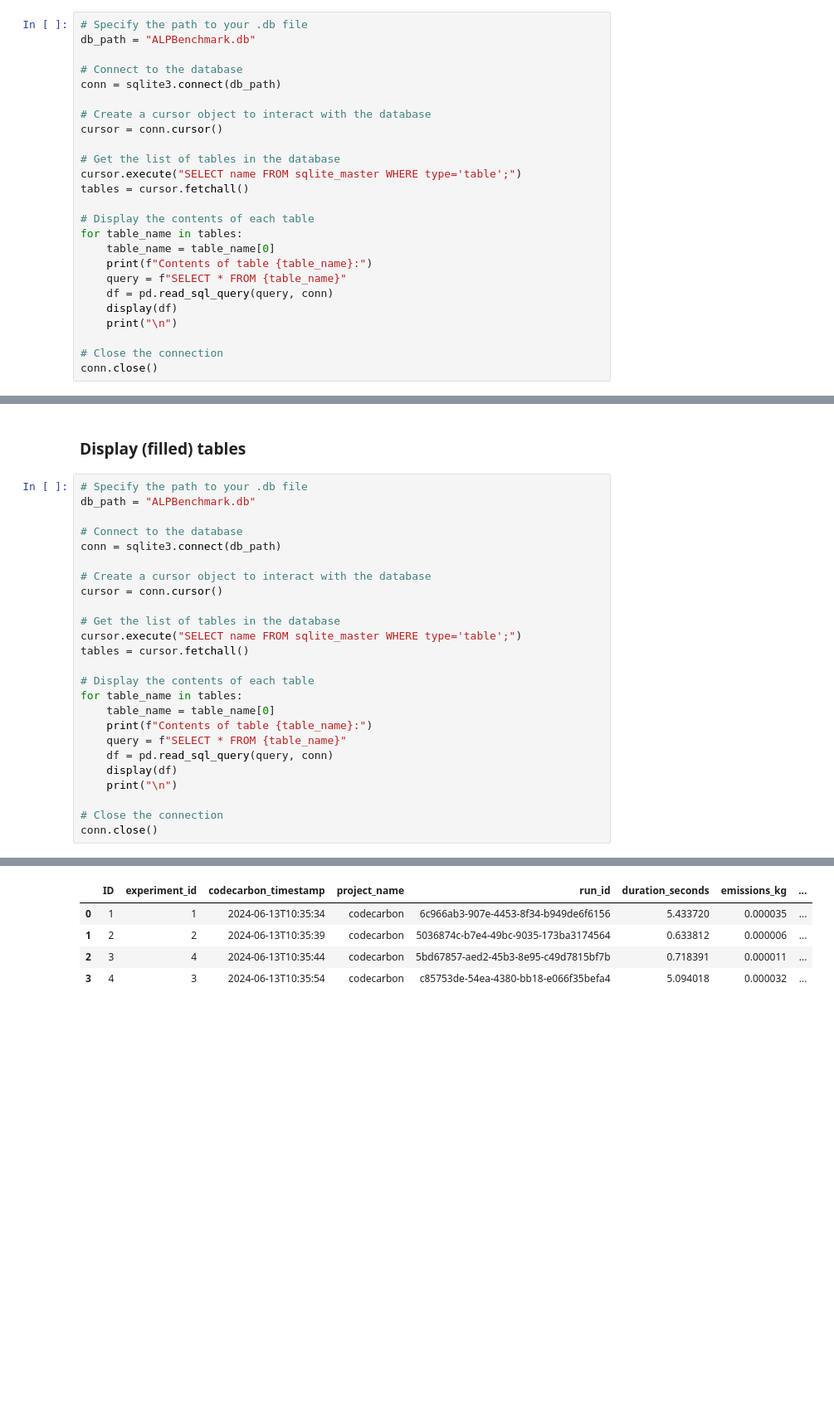
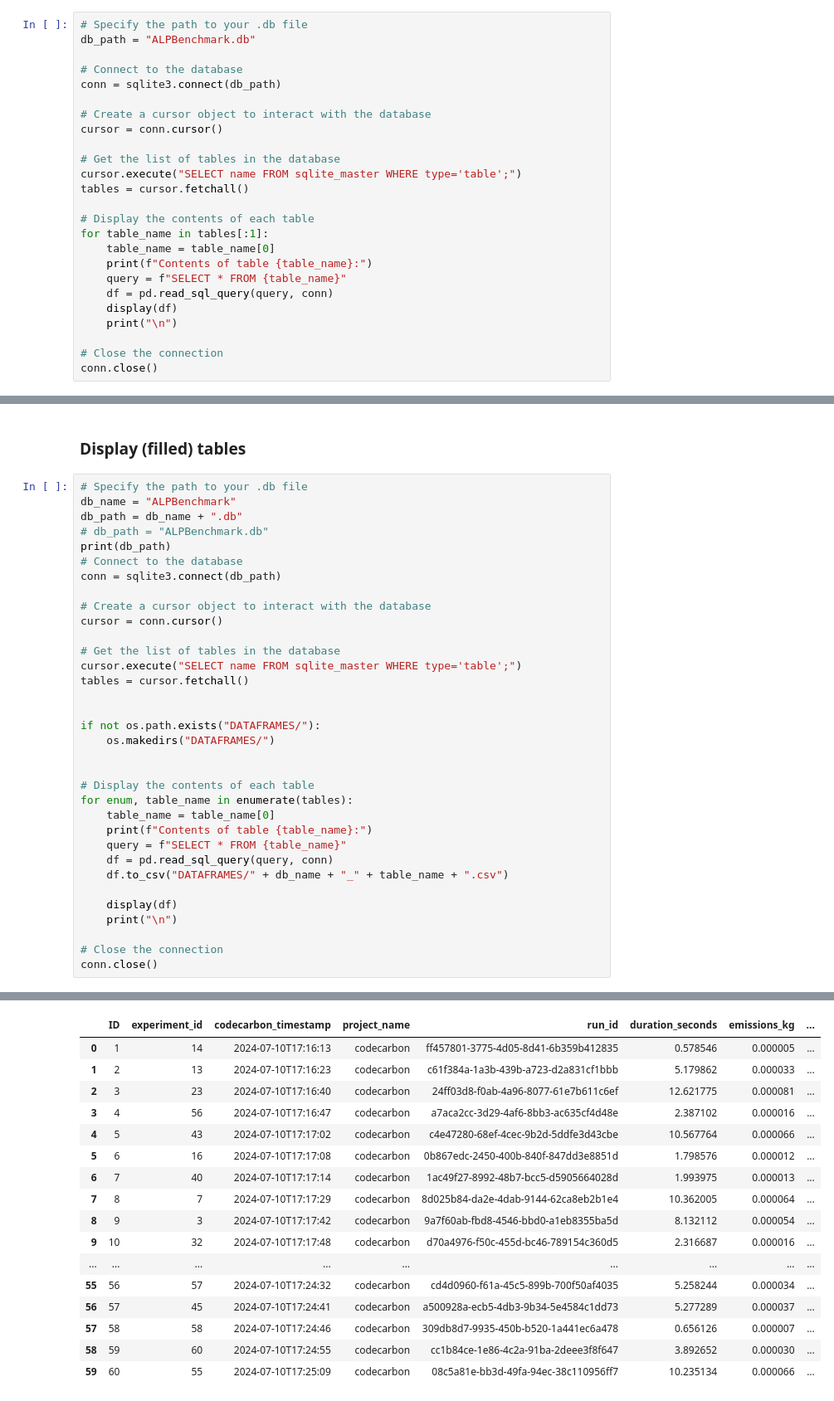
Before and after one commit to ValentinMargraf/ActiveLearningPipelines, a Jupyter notebook: docs/source/notebooks/run_experiments.ipynb, the cells around one changed output, grey strips where cells are left out. Shown at 83% size. Saved outputs shown, nothing was run; the diff lists cells and outputs as text; blank space fills up the shorter version.

```diff
--- a/docs/source/notebooks/run_experiments.ipynb
+++ b/docs/source/notebooks/run_experiments.ipynb
@@ -157,7 +150,7 @@ cursor.execute("SELECT name FROM sqlite_master WHERE type='table';")
 tables = cursor.fetchall()
 
 # Display the contents of each table
-for table_name in tables:
+for table_name in tables[:1]:
     table_name = table_name[0]
     print(f"Contents of table {table_name}:")
     query = f"SELECT * FROM {table_name}"
@@ -222,8 +295,10 @@ run(run_setup=False, reset_experiments=False)
 ### Display (filled) tables
 # %%
 # Specify the path to your .db file
-db_path = "ALPBenchmark.db"
-
+db_name = "ALPBenchmark"
+db_path = db_name + ".db"
+# db_path = "ALPBenchmark.db"
+print(db_path)
 # Connect to the database
 conn = sqlite3.connect(db_path)
 
@@ -234,12 +309,19 @@ cursor = conn.cursor()
 cursor.execute("SELECT name FROM sqlite_master WHERE type='table';")
 tables = cursor.fetchall()
 
+
+if not os.path.exists("DATAFRAMES/"):
+    os.makedirs("DATAFRAMES/")
+
+
 # Display the contents of each table
-for table_name in tables:
+for enum, table_name in enumerate(tables):
     table_name = table_name[0]
     print(f"Contents of table {table_name}:")
     query = f"SELECT * FROM {table_name}"
     df = pd.read_sql_query(query, conn)
+    df.to_csv("DATAFRAMES/" + db_name + "_" + table_name + ".csv")
+
     display(df)
     print("\n")
 
@@ -273,6 +392,18 @@ Contents of table results__labeling_log:
 Contents of table results_codecarbon:
 |  | ID | experiment_id | codecarbon_timestamp | project_name | run_id | duration_seconds | emissions_kg | ... |
-| 0 | 1 | 1 | 2024-06-13T10:35:34 | codecarbon | 6c966ab3-907e-4453-8f34-b949de6f6156 | 5.433720 | 0.000035 | ... |
-| 1 | 2 | 2 | 2024-06-13T10:35:39 | codecarbon | 5036874c-b7e4-49bc-9035-173ba3174564 | 0.633812 | 0.000006 | ... |
-| 2 | 3 | 4 | 2024-06-13T10:35:44 | codecarbon | 5bd67857-aed2-45b3-8e95-c49d7815bf7b | 0.718391 | 0.000011 | ... |
-| 3 | 4 | 3 | 2024-06-13T10:35:54 | codecarbon | c85753de-54ea-4380-bb18-e066f35befa4 | 5.094018 | 0.000032 | ... |
+| 0 | 1 | 14 | 2024-07-10T17:16:13 | codecarbon | ff457801-3775-4d05-8d41-6b359b412835 | 0.578546 | 0.000005 | ... |
+| 1 | 2 | 13 | 2024-07-10T17:16:23 | codecarbon | c61f384a-1a3b-439b-a723-d2a831cf1bbb | 5.179862 | 0.000033 | ... |
+| 2 | 3 | 23 | 2024-07-10T17:16:40 | codecarbon | 24ff03d8-f0ab-4a96-8077-61e7b611c6ef | 12.621775 | 0.000081 | ... |
+| 3 | 4 | 56 | 2024-07-10T17:16:47 | codecarbon | a7aca2cc-3d29-4af6-8bb3-ac635cf4d48e | 2.387102 | 0.000016 | ... |
+| 4 | 5 | 43 | 2024-07-10T17:17:02 | codecarbon | c4e47280-68ef-4cec-9b2d-5ddfe3d43cbe | 10.567764 | 0.000066 | ... |
+| 5 | 6 | 16 | 2024-07-10T17:17:08 | codecarbon | 0b867edc-2450-400b-840f-847dd3e8851d | 1.798576 | 0.000012 | ... |
+| 6 | 7 | 40 | 2024-07-10T17:17:14 | codecarbon | 1ac49f27-8992-48b7-bcc5-d5905664028d | 1.993975 | 0.000013 | ... |
+| 7 | 8 | 7 | 2024-07-10T17:17:29 | codecarbon | 8d025b84-da2e-4dab-9144-62ca8eb2b1e4 | 10.362005 | 0.000064 | ... |
+| 8 | 9 | 3 | 2024-07-10T17:17:42 | codecarbon | 9a7f60ab-fbd8-4546-bbd0-a1eb8355ba5d | 8.132112 | 0.000054 | ... |
+| 9 | 10 | 32 | 2024-07-10T17:17:48 | codecarbon | d70a4976-f50c-455d-bc46-789154c360d5 | 2.316687 | 0.000016 | ... |
+| ... | ... | ... | ... | ... | ... | ... | ... | ... |
+| 55 | 56 | 57 | 2024-07-10T17:24:32 | codecarbon | cd4d0960-f61a-45c5-899b-700f50af4035 | 5.258244 | 0.000034 | ... |
+| 56 | 57 | 45 | 2024-07-10T17:24:41 | codecarbon | a500928a-ecb5-4db3-9b34-5e4584c1dd73 | 5.277289 | 0.000037 | ... |
+| 57 | 58 | 58 | 2024-07-10T17:24:46 | codecarbon | 309db8d7-9935-450b-b520-1a441ec6a478 | 0.656126 | 0.000007 | ... |
+| 58 | 59 | 60 | 2024-07-10T17:24:55 | codecarbon | cc1b84ce-1e86-4c2a-91ba-2deee3f8f647 | 3.892652 | 0.000030 | ... |
+| 59 | 60 | 55 | 2024-07-10T17:25:09 | codecarbon | 08c5a81e-bb3d-49fa-94ec-38c110956ff7 | 10.235134 | 0.000066 | ... |
```
Also changed, not shown: parts of 8 cells of this notebook, 3 other files.
